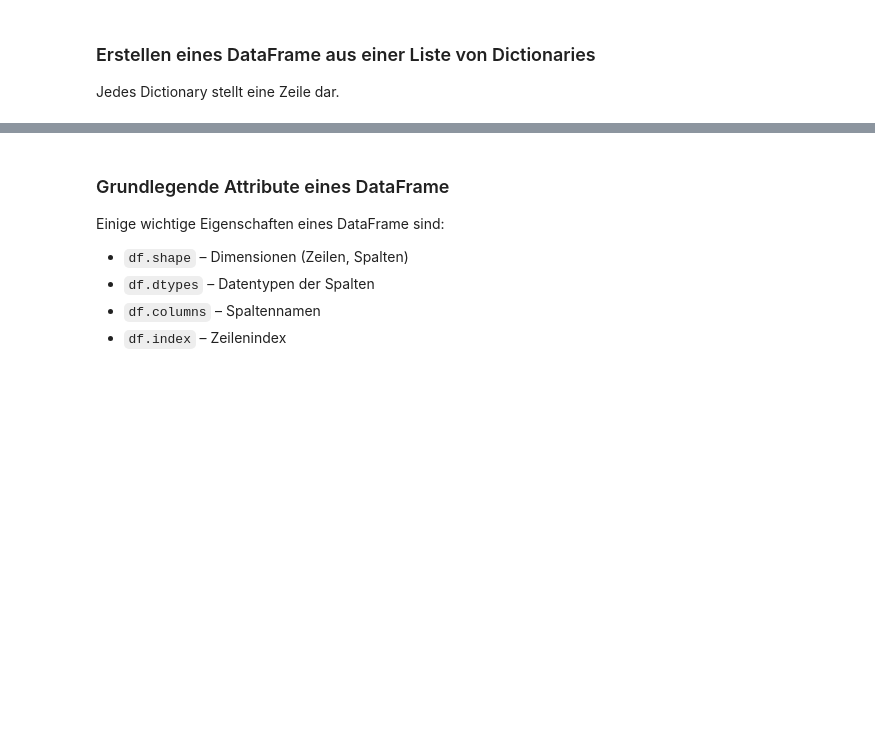
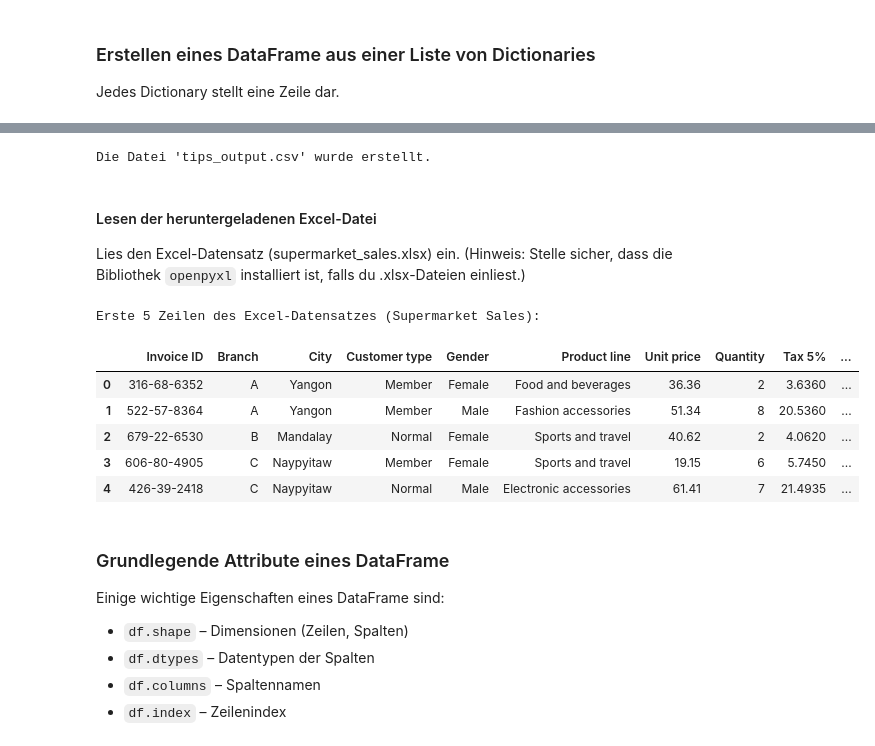
Before and after one commit to hussamalafandi/python-course-3, a Jupyter notebook: day_6/06_pandas.ipynb, the cells around one changed output, grey strips where cells are left out. Saved outputs shown, nothing was run; the diff lists cells and outputs as text; code cells hidden in the pictures; blank space fills up the shorter version.

```diff
--- a/day_6/06_pandas.ipynb
+++ b/day_6/06_pandas.ipynb
@@ -104,0 +148,5 @@ df_csv.to_csv('output.csv', index=False)
+# %%
+url_excel = "https://github.com/plotly/datasets/raw/refs/heads/master/supermarket_sales.xlsx"
+filename_excel = "supermarket_sales.xlsx"
+urllib.request.urlretrieve(url_excel, filename_excel)
+print(f"Excel-Datei wurde als '{filename_excel}' heruntergeladen.")
@@ -105,3 +172,26 @@ df_csv.to_csv('output.csv', index=False)
+# %%
+# Schreibe den DataFrame in eine neue CSV-Datei (ohne Index)
+df_tips.to_csv("tips_output.csv", index=False)
+print("\nDie Datei 'tips_output.csv' wurde erstellt.")
+# %% [output]
+Die Datei 'tips_output.csv' wurde erstellt.
+# %% [markdown]
+#### Lesen der heruntergeladenen Excel-Datei
+
+Lies den Excel-Datensatz (supermarket_sales.xlsx) ein. (Hinweis: Stelle sicher, dass die Bibliothek `openpyxl` installiert ist, falls du .xlsx-Dateien einliest.)
+# %%
+# Lese die heruntergeladene Excel-Datei ein
+df_excel = pd.read_excel(filename_excel)
+print("Erste 5 Zeilen des Excel-Datensatzes (Supermarket Sales):")
+df_excel.head()
+# %% [output]
+Erste 5 Zeilen des Excel-Datensatzes (Supermarket Sales):
+|  | Invoice ID | Branch | City | Customer type | Gender | Product line | Unit price | Quantity | Tax 5% | ... |
+| 0 | 316-68-6352 | A | Yangon | Member | Female | Food and beverages | 36.36 | 2 | 3.6360 | ... |
+| 1 | 522-57-8364 | A | Yangon | Member | Male | Fashion accessories | 51.34 | 8 | 20.5360 | ... |
+| 2 | 679-22-6530 | B | Mandalay | Normal | Female | Sports and travel | 40.62 | 2 | 4.0620 | ... |
+| 3 | 606-80-4905 | C | Naypyitaw | Member | Female | Sports and travel | 19.15 | 6 | 5.7450 | ... |
+| 4 | 426-39-2418 | C | Naypyitaw | Normal | Male | Electronic accessories | 61.41 | 7 | 21.4935 | ... |
 # %% [markdown]
 ### Grundlegende Attribute eines DataFrame
 
```
Also changed, not shown: parts of 40 cells of this notebook.
